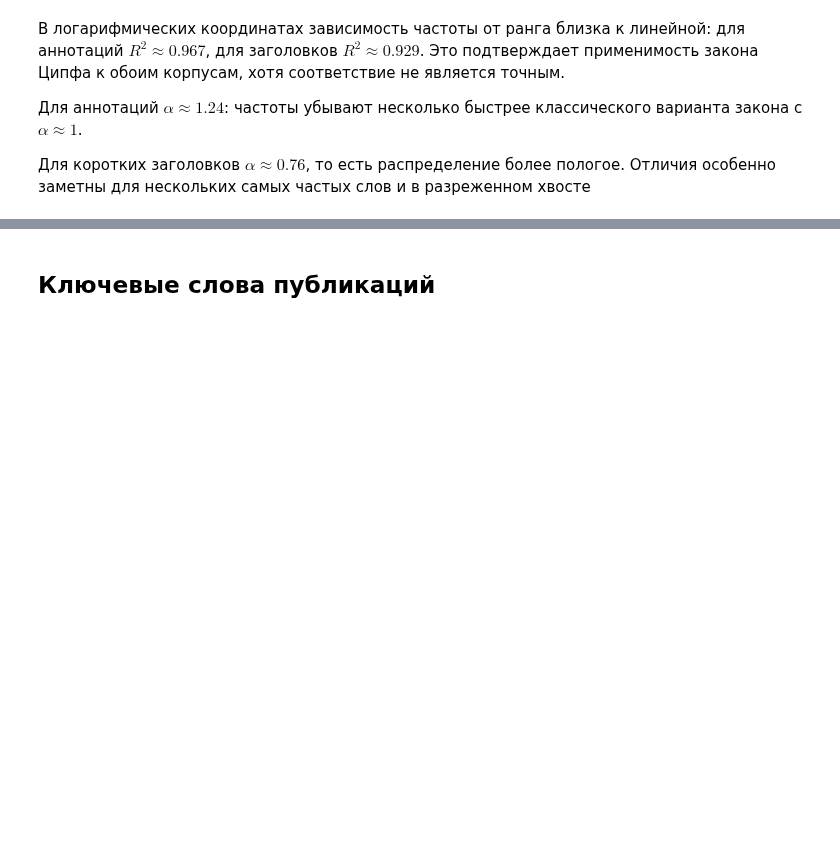
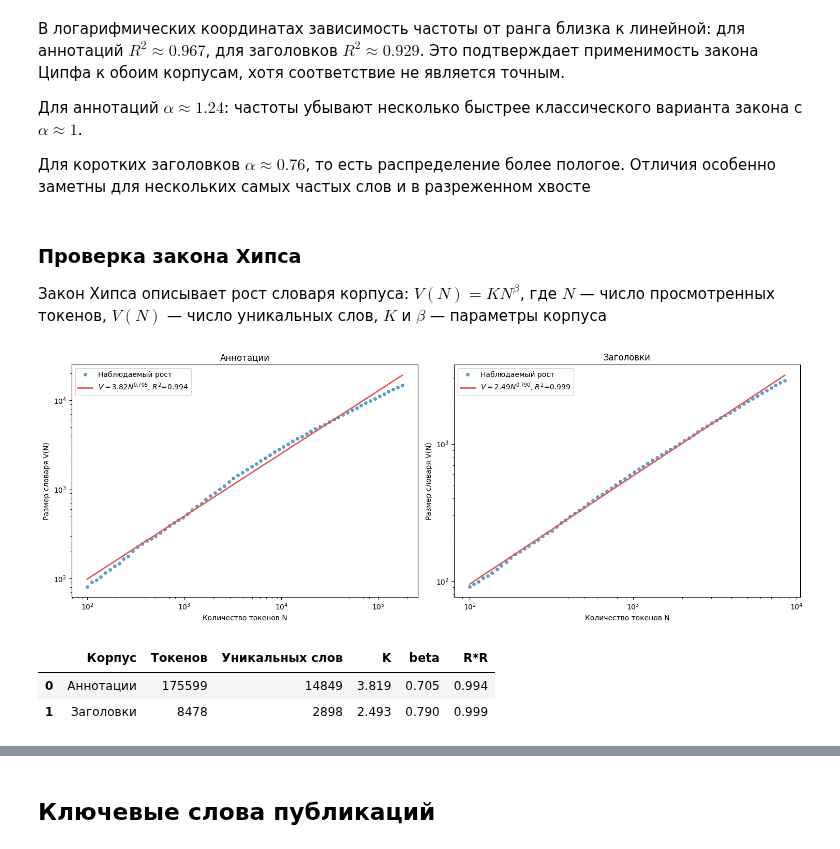
Before and after one commit to Pr1t3/ADAIS, a Jupyter notebook: lab-1/lab1.ipynb, the cells around one changed output, grey strips where cells are left out. Cells and saved outputs as stored; diff of their text form; code cells hidden in the pictures; blank space fills up the shorter version.

Commit message:
add checking heaps rule in lab-1

```diff
--- a/lab-1/lab1.ipynb
+++ b/lab-1/lab1.ipynb
@@ -259,3 +259,63 @@ zipf(df["title"].fillna(""), "Заголовки")
 Для аннотаций $\alpha \approx 1.24$: частоты убывают несколько быстрее классического варианта закона с $\alpha \approx 1$.
 
 Для коротких заголовков $\alpha \approx 0.76$, то есть распределение более пологое. Отличия особенно заметны для нескольких самых частых слов и в разреженном хвосте
+# %% [markdown]
+### Проверка закона Хипса
+
+Закон Хипса описывает рост словаря корпуса: $V(N) = K N^\beta$, где $N$ — число просмотренных токенов, $V(N)$ — число уникальных слов, $K$ и $\beta$ — параметры корпуса
+# %%
+def heaps(texts, title, ax, points=70):
+    documents = [str(text) for text in texts]
+    order = np.random.default_rng(42).permutation(len(documents))
+    tokens = []
+    for doc_id in order:
+        tokens.extend(re.findall(WORD_RE, documents[doc_id].lower()))
+
+    checkpoints = np.unique(
+        np.geomspace(100, len(tokens), num=points).astype(int)
+    )
+    checkpoint_set = set(checkpoints)
+    vocabulary = set()
+    vocabulary_sizes = []
+
+    for token_count, token in enumerate(tokens, start=1):
+        vocabulary.add(token)
+        if token_count in checkpoint_set:
+            vocabulary_sizes.append(len(vocabulary))
+
+    vocabulary_sizes = np.asarray(vocabulary_sizes)
+    log_n = np.log10(checkpoints)
+    log_v = np.log10(vocabulary_sizes)
+    beta, log_k = np.polyfit(log_n, log_v, 1)
+    predicted_log_v = log_k + beta * log_n
+    k = 10 ** log_k
+    ss_res = np.sum((log_v - predicted_log_v) ** 2)
+    ss_tot = np.sum((log_v - log_v.mean()) ** 2)
+    r_squared = 1 - ss_res / ss_tot
+
+    ax.loglog(checkpoints, vocabulary_sizes, "o", ms=4, alpha=0.65, label="Наблюдаемый рост")
+    ax.loglog(
+        checkpoints, 10 ** predicted_log_v, color="#E45756", lw=2,
+        label=fr"$V={k:.2f}N^{{{beta:.3f}}}$, $R^2$={r_squared:.3f}",
+    )
+    ax.set(title=title, xlabel="Количество токенов N", ylabel="Размер словаря V(N)")
+    ax.legend()
+
+    return {
+        "Корпус": title, "Токенов": len(tokens), "Уникальных слов": len(vocabulary),
+        "K": k, "beta": beta, "R*R": r_squared,
+    }
+
+fig, axes = plt.subplots(1, 2, figsize=(15, 5.5))
+abstract_heaps = heaps(df["abstract"].fillna(""), "Аннотации", axes[0])
+title_heaps = heaps(df["title"].fillna(""), "Заголовки", axes[1])
+plt.tight_layout()
+plt.show()
+
+heaps_results = pd.DataFrame([abstract_heaps, title_heaps])
+display(heaps_results.round({"K": 3, "beta": 3, "R*R": 3}))
+# %% [output]
+[figure, added]
+|  | Корпус | Токенов | Уникальных слов | K | beta | R*R |
+| 0 | Аннотации | 175599 | 14849 | 3.819 | 0.705 | 0.994 |
+| 1 | Заголовки | 8478 | 2898 | 2.493 | 0.790 | 0.999 |
```
Also changed, not shown: parts of 3 cells of this notebook.
